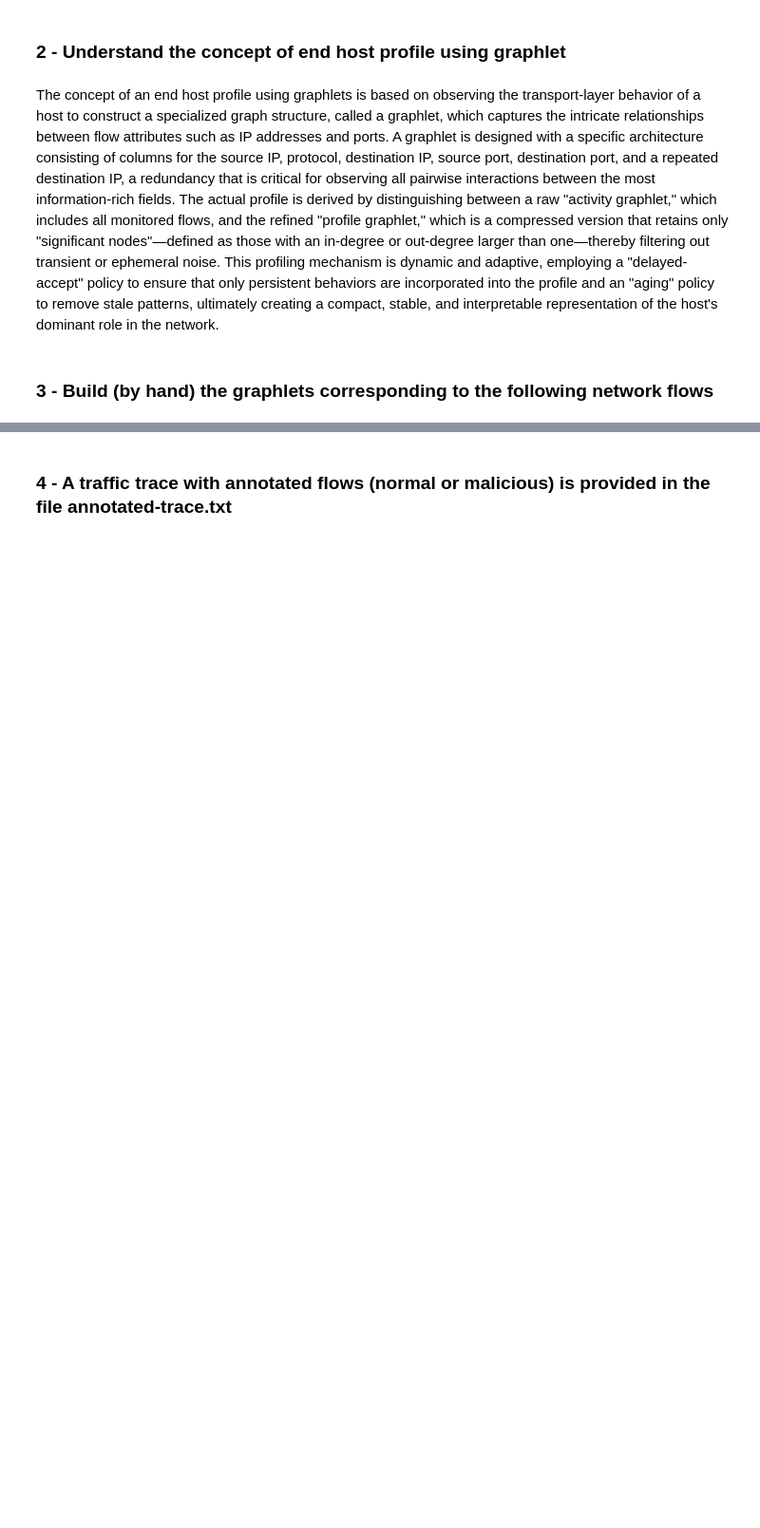
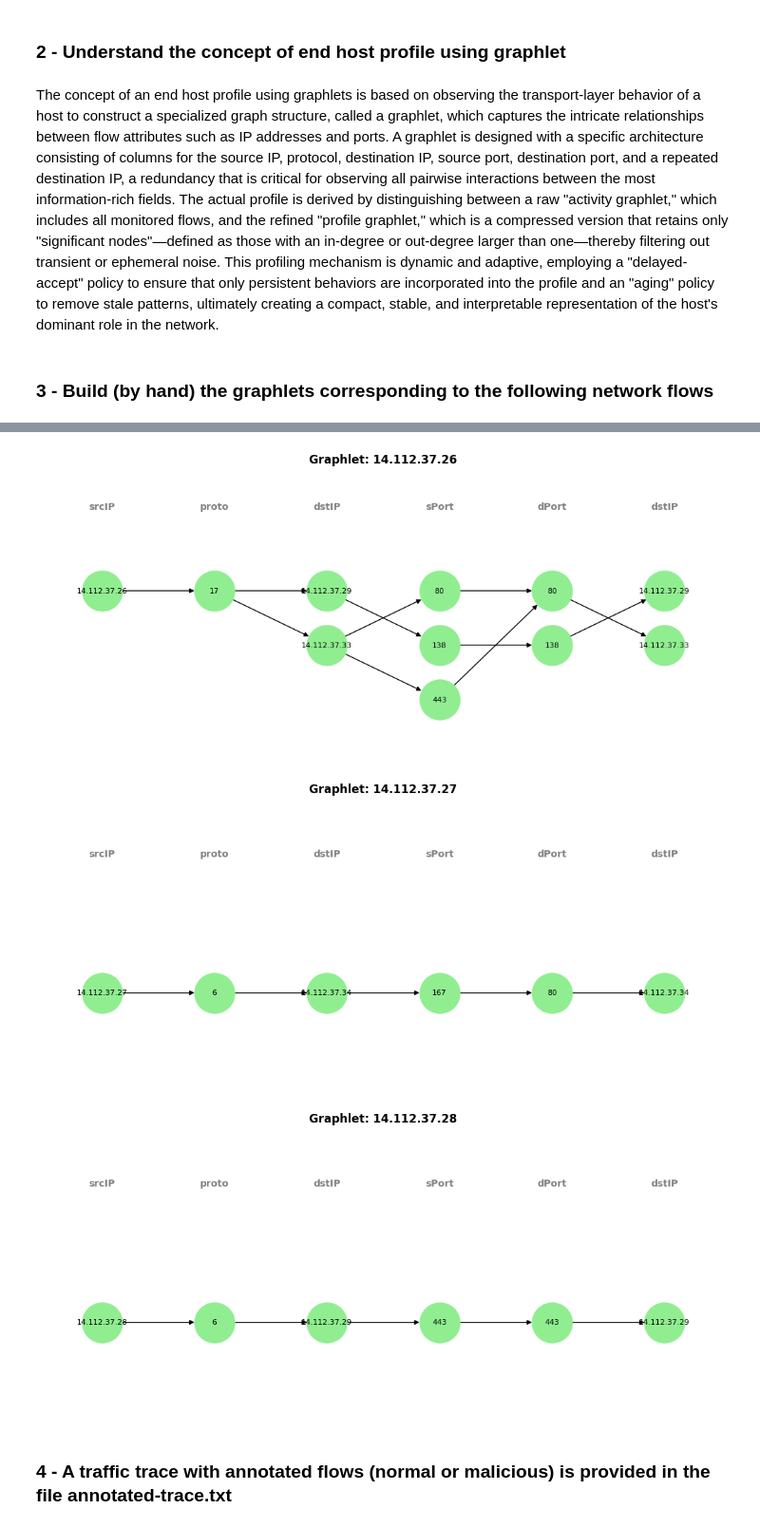
Before and after one commit to GiuseppeSpathis/network-anomaly-detection, a Jupyter notebook: implementation/network_anomaly_detection.ipynb, the cells around one changed output, grey strips where cells are left out. Shown at 95% size. Saved outputs shown, nothing was run; the diff lists cells and outputs as text; code cells hidden in the pictures; blank space fills up the shorter version.

```diff
--- a/implementation/network_anomaly_detection.ipynb
+++ b/implementation/network_anomaly_detection.ipynb
@@ -104,3 +20,53 @@ plt.show()
+# %%
+import networkx as nx
+import matplotlib.pyplot as plt
+
+def draw_graphlet(source_ip, flows):
+    G = nx.DiGraph()
+    # 6 columns: srcIP(0), proto(1), dstIP(2), sPort(3), dPort(4), dstIP(5)
+    cols = ["srcIP", "proto", "dstIP", "sPort", "dPort", "dstIP"]
+
+    for proto, dst_ip, s_port, d_port in flows:
+        # Use (column_index, value) as ID to merge identical values in same column
+        path = [(0, source_ip), (1, str(proto)), (2, dst_ip),
+                (3, s_port), (4, d_port), (5, dst_ip)]
+        for i in range(len(path) - 1):
+            G.add_edge(path[i], path[i+1])
+
+    # Position logic: X = column index, Y = incremental based on nodes in that column
+    pos = {}
+    col_counts = {}
+    for node in sorted(G.nodes):
+        col = node[0]
+        col_counts[col] = col_counts.get(col, 0) + 1
+        pos[node] = (col, -col_counts[col])
+
+    plt.figure(figsize=(10, 4))
+    # Draw nodes and edges
+    nx.draw(G, pos, with_labels=True, labels={n: n[1] for n in G.nodes},
+            node_color='lightgreen', node_size=1800, font_size=8, arrows=True)
+
+    # Titles and Column Labels
+    plt.title(f"Graphlet: {source_ip}", fontweight='bold', pad=20)
+    for i, name in enumerate(cols):
+        plt.text(i, 0.5, name, ha='center', fontweight='bold', color='gray')
+
+    plt.ylim(-max(col_counts.values()) - 1, 1) # Adjust space for labels
+    plt.show()
+
+# Data representing the flows from your request
+data = {
+    "14.112.37.26": [(17, "14.112.37.29", 138, 138), (17, "14.112.37.33", 80, 80), (17, "14.112.37.33", 443, 80)],
+    "14.112.37.27": [(6, "14.112.37.34", 167, 80)],
+    "14.112.37.28": [(6, "14.112.37.29", 443, 443)]
+}
+
+for src, flows in data.items():
+    draw_graphlet(src, flows)
+# %% [output]
+[figure, added]
+[figure, added]
+[figure, added]
 # %% [markdown]
 ### 4 - A traffic trace with annotated flows (normal or malicious) is provided in the file annotated-trace.txt
 # %%
```
Also changed, not shown: parts of 7 cells of this notebook.
